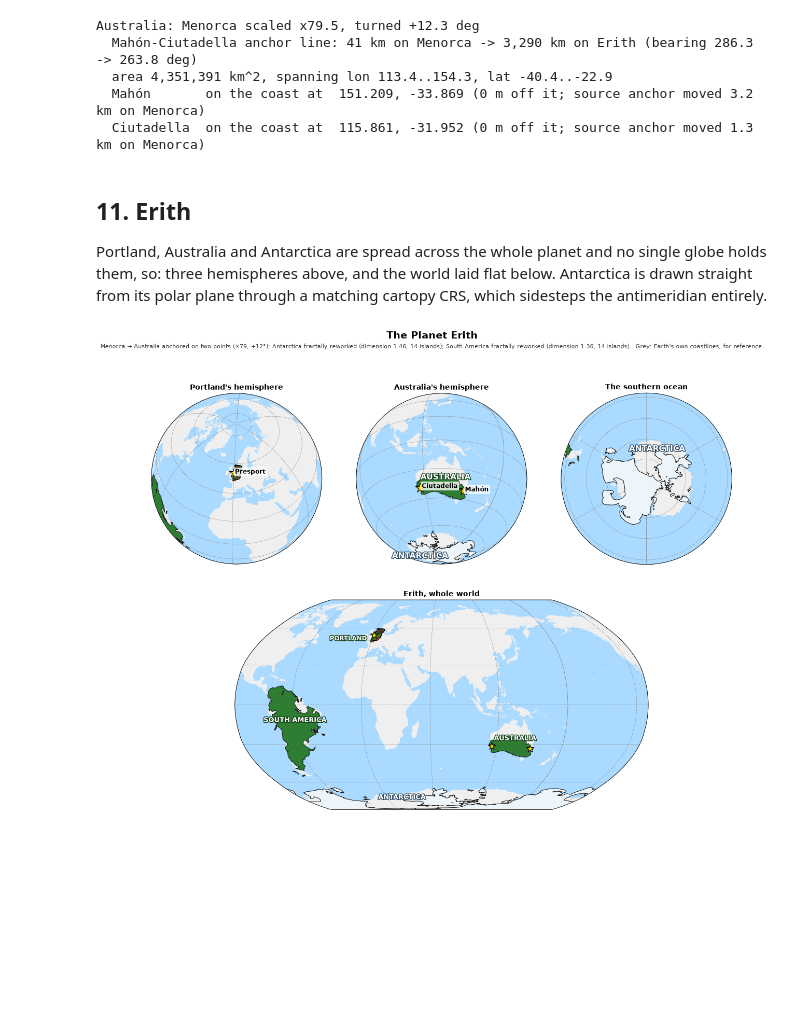
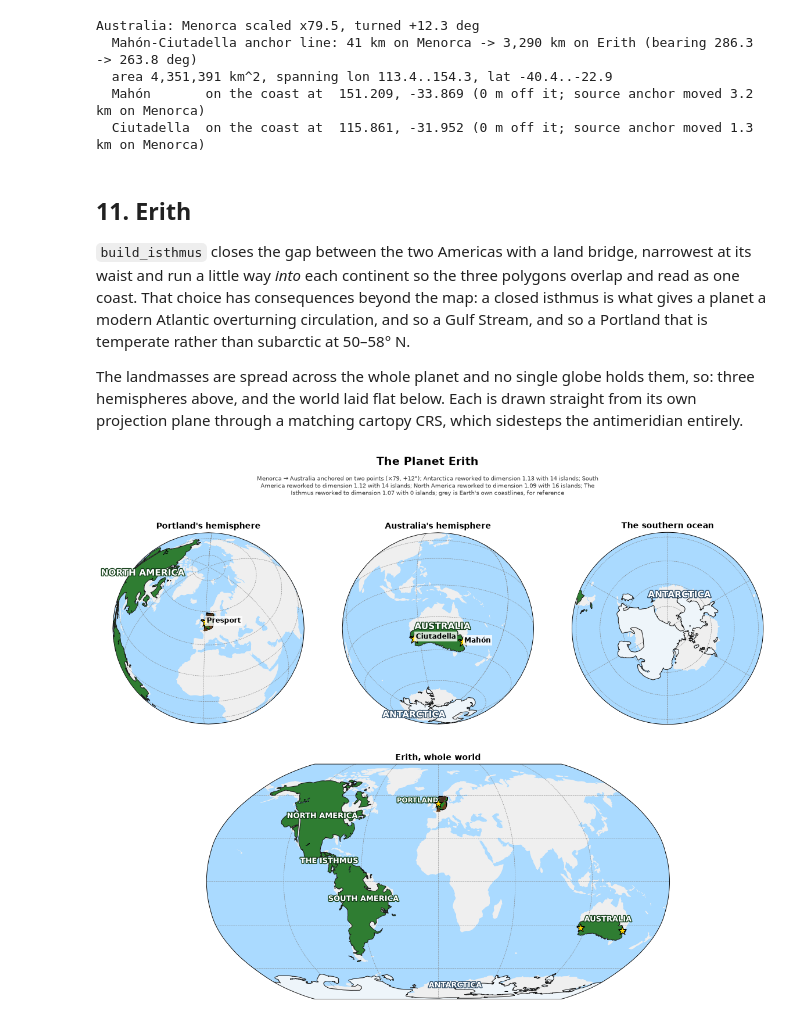
Before and after one commit to pmcray/erith, a Jupyter notebook: erith.ipynb, the cells around one changed output. Saved outputs shown, nothing was run; the diff lists cells and outputs as text; code cells hidden in the pictures; blank space fills up the shorter version.

```diff
--- a/erith.ipynb
+++ b/erith.ipynb
@@ -1924,7 +2135,8 @@ def plot_fractal_landmass(mass):
                 edgecolor="#1d1d1d", lw=0.5)
         ax.set(xlim=(-lim, lim), ylim=(-lim, lim), xticks=[], yticks=[])
         ax.set_aspect("equal")
-        ax.set_title(f"{i}.  {title}\nD = {box_dimension(ring):.3f}", fontsize=9)
+        ax.set_title(f"{i}.  {title}\nD = {box_dimension(ring):.3f}", fontsize=9,
+                     color="#1d1d1d" if i < len(stages) - 1 else "#14401a")
 
     ax = fig.add_subplot(gs[1, :])
     ax.set_facecolor(SEA_BLUE)
@@ -1950,7 +2162,8 @@ def plot_fractal_landmass(mass):
     ax.set_aspect("equal")
     ax.set_title(f"Erith's {mass['name']} — {st['mainland_km2']:,.0f} km² mainland, "
                  f"{st['islands']} islands, {st['inland_seas']} inland seas, "
-                 f"{st['coast_km']:,.0f} km of coast (dimension {st['dimension']:.3f})",
+                 f"{st['coast_km']:,.0f} km of coast "
+                 f"(dimension {st['dimension']:.3f}, {st['crinkle']:.1f}× a circle)",
                  fontsize=12, fontweight="bold")
     fig.suptitle(f"Roughing up a coastline: {mass['name']}",
                  fontsize=15, fontweight="bold", y=0.955)
@@ -2182,10 +2397,17 @@ Australia: Menorca scaled x79.5, turned +12.3 deg
 # %% [markdown]
 ## 11. Erith
 
-Portland, Australia and Antarctica are spread across the whole planet and no
-single globe holds them, so: three hemispheres above, and the world laid flat
-below. Antarctica is drawn straight from its polar plane through a matching
-cartopy CRS, which sidesteps the antimeridian entirely.
+`build_isthmus` closes the gap between the two Americas with a land bridge,
+narrowest at its waist and run a little way *into* each continent so the three
+polygons overlap and read as one coast. That choice has consequences beyond the
+map: a closed isthmus is what gives a planet a modern Atlantic overturning
+circulation, and so a Gulf Stream, and so a Portland that is temperate rather
+than subarctic at 50–58° N.
+
+The landmasses are spread across the whole planet and no single globe holds
+them, so: three hemispheres above, and the world laid flat below. Each is drawn
+straight from its own projection plane through a matching cartopy CRS, which
+sidesteps the antimeridian entirely.
 # %%
 def _draw_portland(ax, world, rivers, flat, lw_k, sz_k, with_rivers):
     ax.fill(*km_to_lonlat(*world["coast"].T), transform=flat, color="#228B22",
@@ -2274,7 +2496,9 @@ def plot_planet(world, rivers=None, landmasses=None, reference=True):
         ("Australia's hemisphere", ccrs.Orthographic(133.0, -27.0), gs[0, 1],
          (133.0, -27.0)),
         ("The southern ocean", ccrs.SouthPolarStereo(), gs[0, 2], None),
-        ("Erith, whole world", ccrs.Robinson(central_longitude=70.0), gs[1, :], None),
+        # Centred on 0, so the map's edge falls in the empty Pacific rather than
+        # through North America, which spans 166 W to 61 W.
+        ("Erith, whole world", ccrs.Robinson(central_longitude=0.0), gs[1, :], None),
     ]
 
     for title, proj, cell, viewpoint in panels:
@@ -2311,40 +2535,42 @@ def plot_planet(world, rivers=None, landmasses=None, reference=True):
         if shows(pres_lon, pres_lat):
             _draw_portland(ax, world, rivers, flat,
                            lw_k=0.35, sz_k=0.10, with_rivers=False)
             _city(ax, pres_lon, pres_lat, "Presport", flat, fs=10,
                   label=not world_map)
             if world_map:
                 # At world scale Portland is a speck, so it gets a name instead.
-                _continent_label(ax, -24.0, 51.0, "Portland", flat, fontsize=10)
+                _continent_label(ax, -19.0, 56.0, "Portland", flat, fontsize=10)
 
         for mass in landmasses.values():
             _draw_landmass(ax, mass, flat)
             llon, llat = mass["label_at"]
             if shows(llon, llat):
                 _continent_label(ax, llon, llat, mass["name"], flat,
                                  fontsize=11 if world_map else 13,
                                  halo=mass.get("halo", "#14401a"))
             for nm, (clon, clat) in mass["cities"].items():
                 if shows(clon, clat):
                     _city(ax, clon, clat, nm, flat, fs=10, label=not world_map)
 
         ax.set_title(title, fontsize=12, fontweight="bold")
 
-    placed = [m for m in landmasses.values() if "scale" in m]
-    note = "; ".join(
+    clauses = (
         [f"{m['source']} → {m['name']} anchored on two points "
-         f"(×{m['scale']:.0f}, {m['rotation_deg']:+.0f}°)" for m in placed]
-        + [f"{m['name']} fractally reworked (dimension "
-           f"{m['stats']['dimension']:.2f}, {m['stats']['islands']} islands)"
+         f"(×{m['scale']:.0f}, {m['rotation_deg']:+.0f}°)"
+         for m in landmasses.values() if "scale" in m]
+        + [f"{m['name']} reworked to dimension {m['stats']['dimension']:.2f} "
+           f"with {m['stats']['islands']} islands"
            for m in landmasses.values() if "stats" in m])
     if reference:
-        note += ".  Grey: Earth's own coastlines, for reference."
-    fig.suptitle("The Planet Erith", fontsize=16, fontweight="bold", y=0.945)
-    fig.text(0.5, 0.915, note, ha="center", fontsize=9, color="#333333")
+        clauses.append("grey is Earth's own coastlines, for reference")
+    # Wrapped: one long line would stretch the whole figure to fit it.
+    note = textwrap.fill("; ".join(clauses), width=118)
+    fig.suptitle("The Planet Erith", fontsize=16, fontweight="bold", y=0.955)
+    fig.text(0.5, 0.926, note, ha="center", va="top", fontsize=8.5, color="#333333")
     return fig
 
 
 plot_planet(WORLD, RIVERS, LANDMASSES)
 plt.show()
 # %% [output]
-[figure, old version]
+[figure, new version]
```
Also changed, not shown: parts of 9 cells of this notebook.
